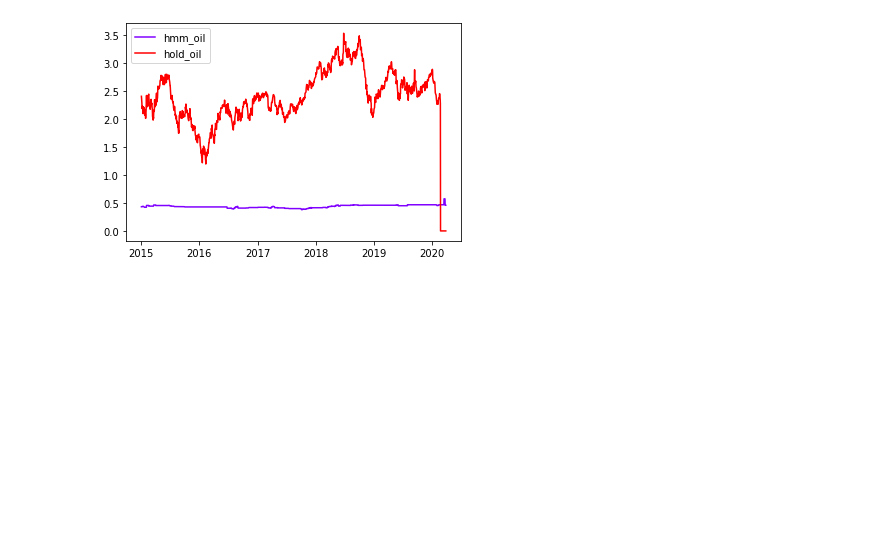
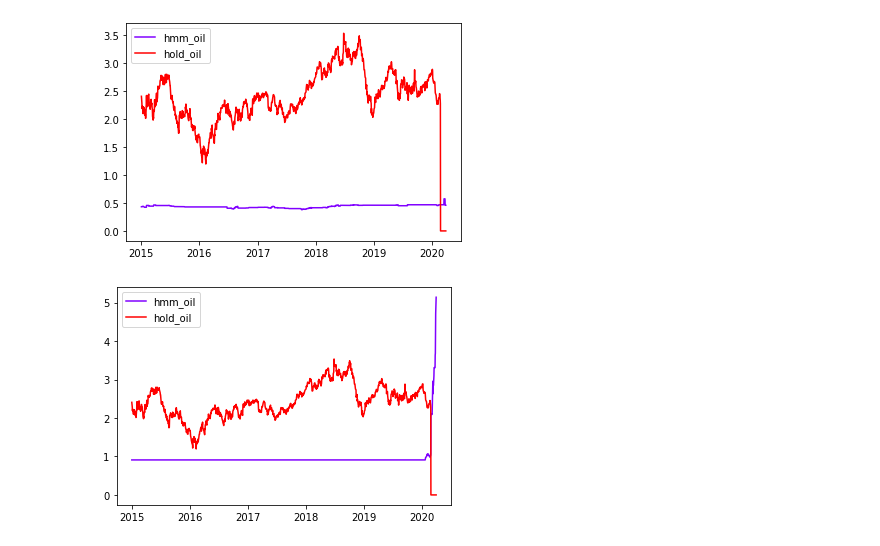
Before and after one commit to jamesBaker361/project, a Jupyter notebook: saturdayexperiements.ipynb, the cells around one changed output. Cells and saved outputs as stored; diff of their text form; code cells hidden in the pictures; blank space fills up the shorter version.

Commit message:
ran some tests-we shorting oil

```diff
--- a/saturdayexperiements.ipynb
+++ b/saturdayexperiements.ipynb
@@ -112,3 +112,20 @@ hmm_oil=eval_signals(hard_pct['pct_oil'],tradeHMM2)
 td.time_series_chart(hmm_oil=hmm_oil['2015-01-01':],hold_oil=hold_oil['2015-01-01':])
 # %% [output]
 [figure]
+# %%
+train=hard_tech.iloc[:5000]
+test=hard_tech.iloc[5000:]
+model_tech0=GaussianHMM(n_components=3, covariance_type="full", n_iter=1000).fit(train)
+# %%
+def tech_strat(row,hmm=model_tech0,mapping=[-1,0,1] ):
+    ret=hmm.predict([row])[0]
+    return mapping[ret]
+tradeHMM_tech=generate_signals(test,tech_strat)
+# %%
+prices,sigs=series_merge(hard_pct['pct_oil'],tradeHMM_tech)
+hmm_oil=eval_signals(prices,sigs)
+#td.time_series_chart(hmm_oil=hmm_oil['2015-01-01':],hold_oil=hold_oil['2015-01-01':])
+# %%
+td.time_series_chart(hmm_oil=hmm_oil['2015-01-01':],hold_oil=hold_oil['2015-01-01':])
+# %% [output]
+[figure, added]
```
Also changed, not shown: parts of 5 cells of this notebook, 1 other file.
